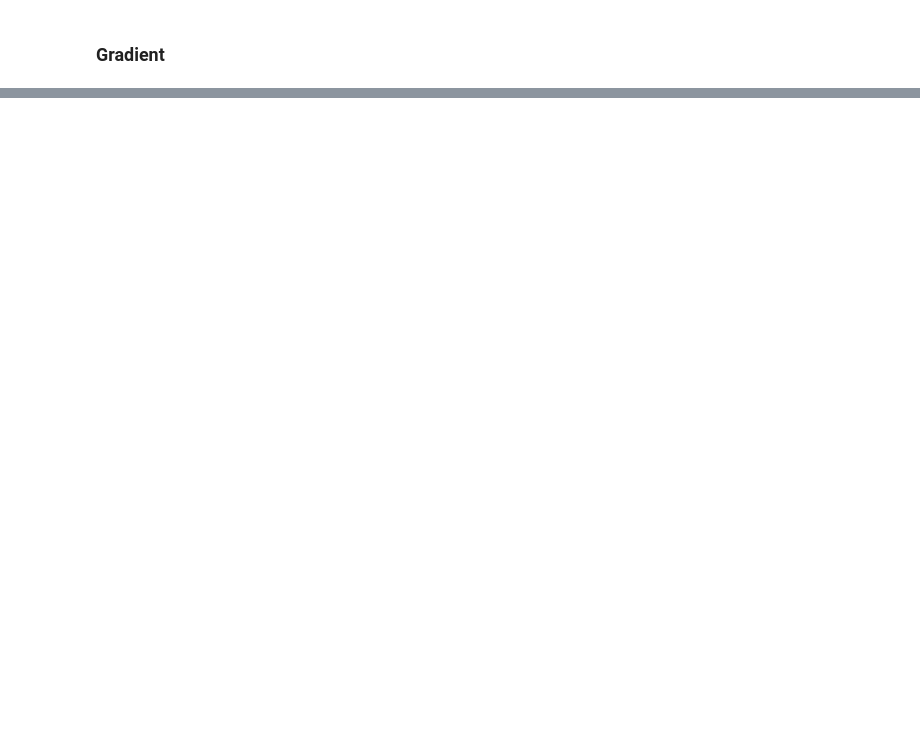
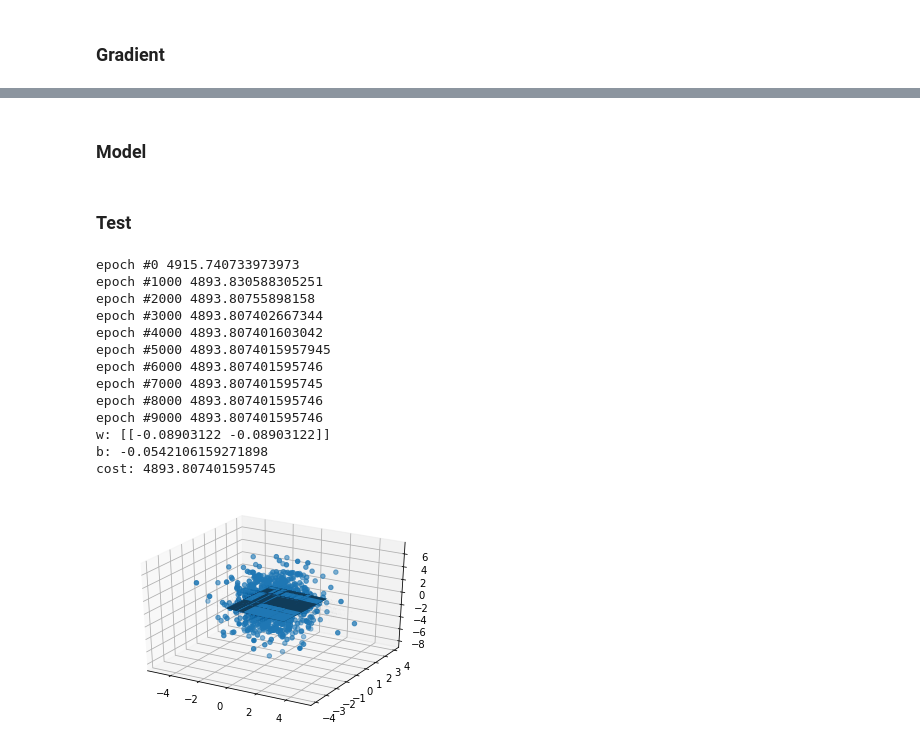
Before and after one commit to isaiahbenamoz/machine-learning-from-scratch, a Jupyter notebook: 5.1.4 Linear Regression.ipynb, the cells around one changed output, grey strips where cells are left out. Drawn from its saved outputs; the diff is of its cells as text; code cells hidden in the pictures; blank space fills up the shorter version.

```diff
--- a/5.1.4 Linear Regression.ipynb
+++ b/5.1.4 Linear Regression.ipynb
@@ -39,0 +94,64 @@ def solve
+# %% [markdown]
+### Model
+# %%
+def model(x, y, epochs=10000, learning_rate=0.0025, show=True):
+    # retrieve the shape of x
+    m, n = x.shape
+
+    # initialize w and b to vectors with the appropiate dimensions (zero-valued)
+    w, b = initialize_parameters(m)
+
+    # run gradient descent to optomize w and b for x and y
+    w, b = gradient_descent(x, y, w, b, epochs=epochs, learning_rate=learning_rate)
+
+    print('w:', w)
+    print('b:', b)
+    print('cost:', cost(y, predict(w, b, x)))
+
+    # if show is True and x is 1 dimensional
+    if show and m == 1:
+        # plot a line with the scatter plot
+        y_pred = predict(w, b, x)
+        plot(x, y, y_pred)
+
+    # if show is true and x is 2 dimensional
+    if show and m == 2:
+        plot3D(x, y, w, b)
+# %% [markdown]
+### Test
+# %%
+num_samples = 1000
+
+# The desired mean values of the sample.
+mu = np.array([0.0, 0.0, 0.0])
+
+# The desired covariance matrix.
+r = np.array([
+        [  1.0, 0.75, 0.0],
+        [  0.75,  1.50, 0.0],
+        [  0.0,   0.0,  5.0]
+    ])
+
+# Generate the random samples.
+y = np.random.multivariate_normal(mu, r, size=num_samples)
+
+x = y[:, 0:2].reshape(2, num_samples)
+y = y[:, 2].reshape(1, num_samples)
+
+
+model(x, y)
+# %% [output]
+epoch #0 4915.740733973973
+epoch #1000 4893.830588305251
+epoch #2000 4893.80755898158
+epoch #3000 4893.807402667344
+epoch #4000 4893.807401603042
+epoch #5000 4893.8074015957945
+epoch #6000 4893.807401595746
+epoch #7000 4893.807401595745
+epoch #8000 4893.807401595746
+epoch #9000 4893.807401595746
+w: [[-0.08903122 -0.08903122]]
+b: -0.0542106159271898
+cost: 4893.807401595745
+[figure, added]
```
Also changed, not shown: parts of 15 cells of this notebook.
